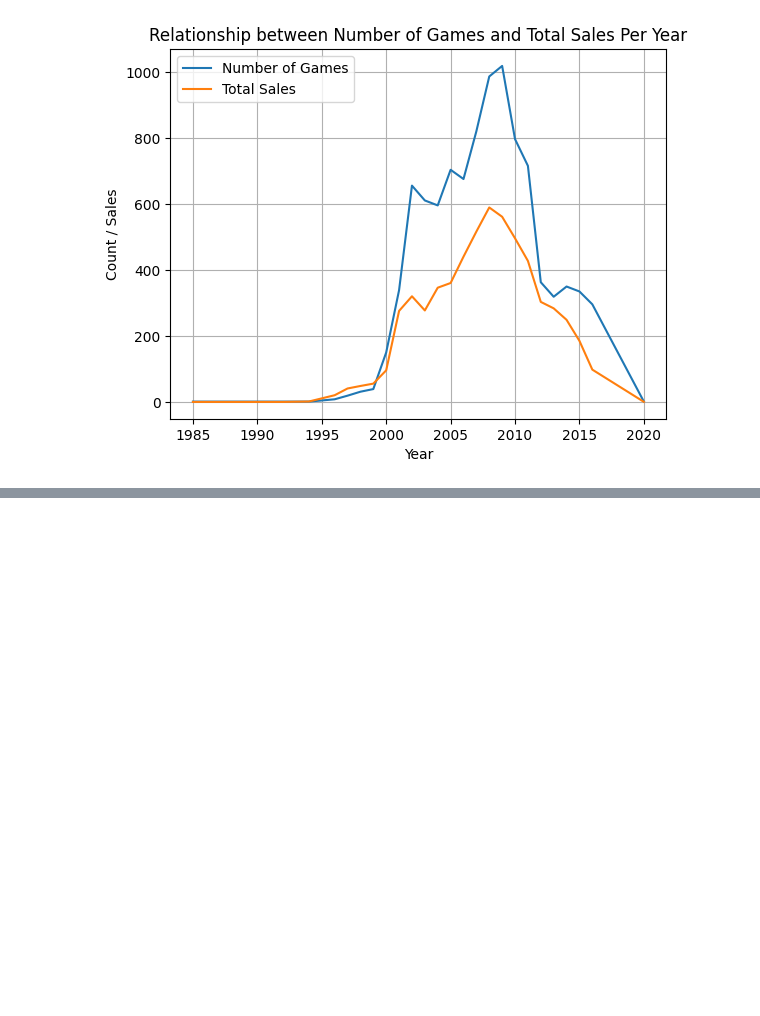
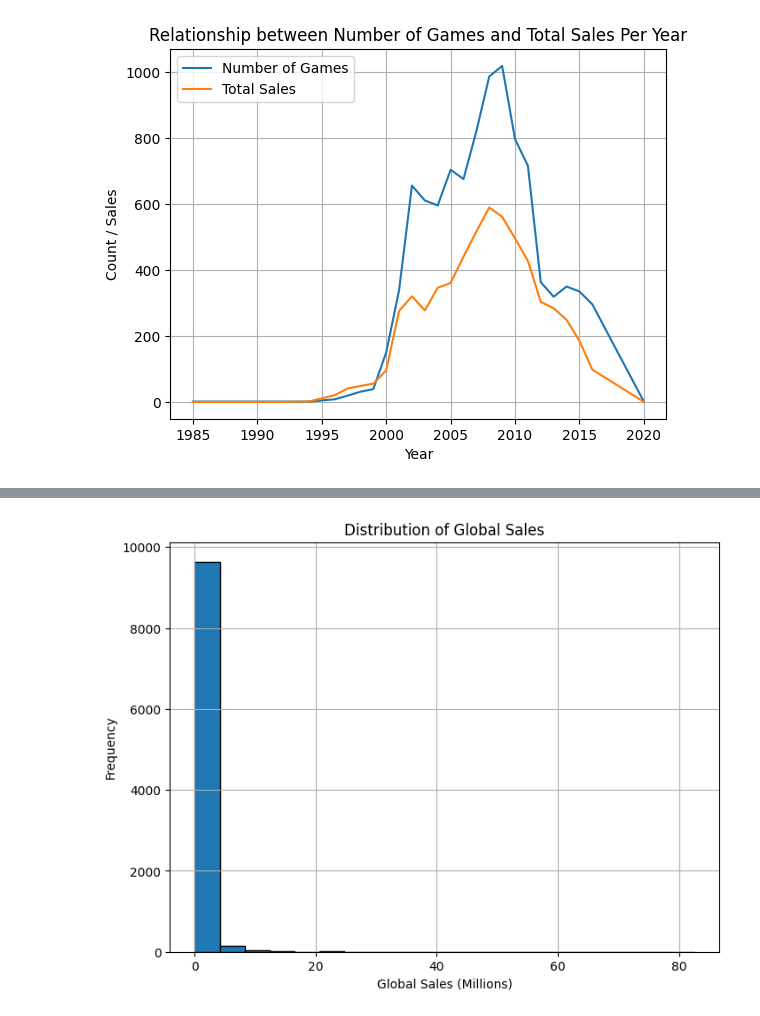
Before and after one commit to Mlnvl/python_classp, a Jupyter notebook: My_DV_Project.ipynb, the cells around one changed output, grey strips where cells are left out. Saved outputs shown, nothing was run; the diff lists cells and outputs as text; code cells hidden in the pictures; blank space fills up the shorter version.

```diff
--- a/My_DV_Project.ipynb
+++ b/My_DV_Project.ipynb
@@ -518,0 +648,20 @@ plt.show()
+# %%
+import pandas as pd
+import matplotlib.pyplot as plt
+
+# Assuming your DataFrame is named 'df'
+
+# Create a histogram of 'global_sales'
+plt.figure(figsize=(8, 6))  # Adjust figure size if needed
+plt.hist(df['global_sales'], bins=20, edgecolor='black')  # Adjust bins as needed
+
+# Customize the plot
+plt.xlabel('Global Sales (Millions)')
+plt.ylabel('Frequency')
+plt.title('Distribution of Global Sales')
+plt.grid(True)
+
+# Display the plot
+plt.show()
+# %% [output]
+[figure, added]
```
Also changed, not shown: parts of 16 cells of this notebook.
